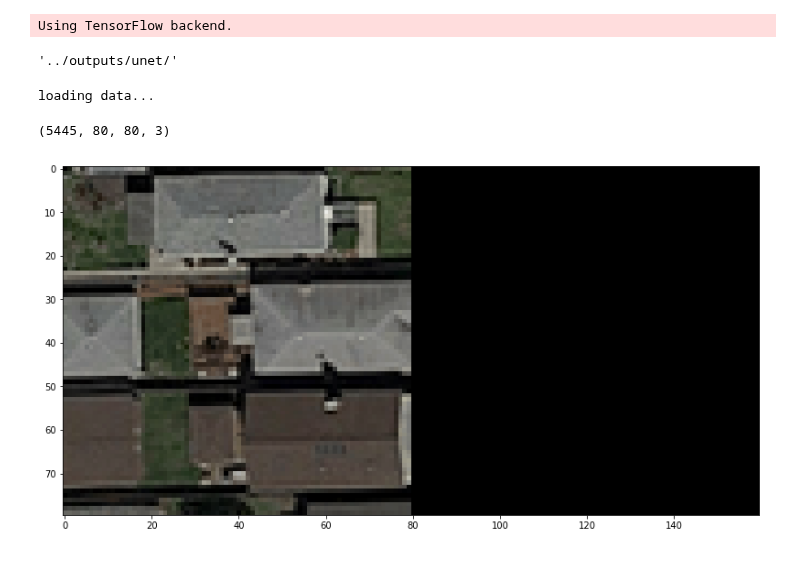
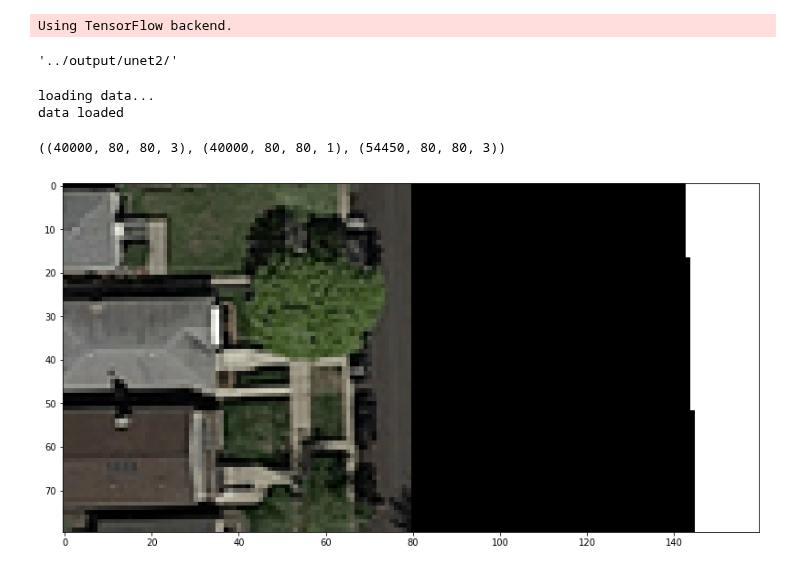
Before and after one commit to gregunz/MachineLearning2017, a Jupyter notebook: project02/src/pipeline_gregunz.ipynb, the cells around one changed output. Drawn from its saved outputs; the diff is of its cells as text; code cells hidden in the pictures.

Commit message:
refactoring and pipeline improved

```diff
--- a/project02/src/pipeline_gregunz.ipynb
+++ b/project02/src/pipeline_gregunz.ipynb
@@ -10,13 +10,13 @@ from unet import UNet
 # %% [output]
 Using TensorFlow backend.
 # %%
-config = load_config(path="../outputs/unet/config.json")
+config = load_config()#path="../output/unet/config.json")
 #dir_name = datetime.today().strftime("%Y%m%d_%H%M%S")
 save_dir = config['dst_path'] + config['model_name'] + "/"
 
 save_dir
 # %% [output]
-'../outputs/unet/'
+'../output/unet2/'
 # %%
 pipeline = UNet(patch_size=config['patch_size'],
                 data_dir=config['data_dir'],
@@ -24,19 +24,20 @@ pipeline = UNet(patch_size=config['patch_size'],
                 tr_losses=config['tr_losses'],
                 val_losses=config['val_losses'])
 # %%
-X_tr, Y, X_te = pipeline.load_data(sample_tr_img=config['sample_tr_size'],
-                                   sample_te_img=config['sample_te_size'],
+X_tr, Y, X_te = pipeline.load_data(sample_tr_img=config['sample_tr_img'],
+                                   sample_te_img=config['sample_te_img'],
                                    stride=config['stride'],
                                    rotations=config['rotations'])
 # %% [output]
 loading data...
+data loaded
-# %%
-X_te.shape
-# %% [output]
-(5445, 80, 80, 3)
+# %%
+X_tr.shape, Y.shape, X_te.shape
+# %% [output]
+((40000, 80, 80, 3), (40000, 80, 80, 1), (54450, 80, 80, 3))
 # %%
-i = 25
+i = 28
 show([X_tr[i], Y[i]])
 # %% [output]
-[figure, old version]
+[figure, new version]
 # %%
```
Also changed, not shown: parts of 9 cells of this notebook, 8 other files.
